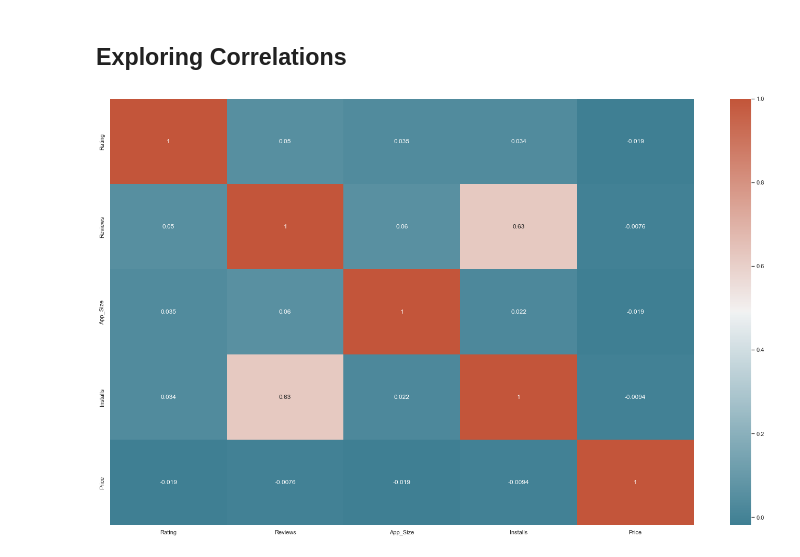
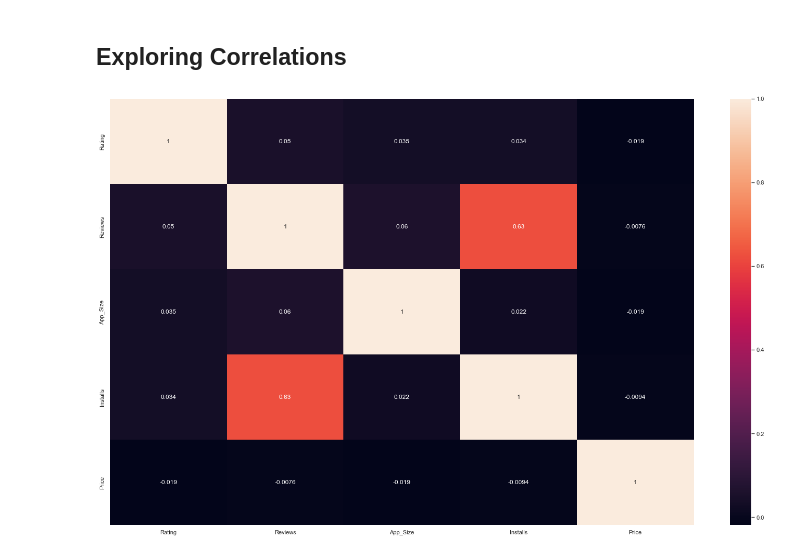
Before and after one commit to AnasMations/Google-Play-Store-Apps, a Jupyter notebook: Google Play Store App Data Analysis.ipynb, the cells around one changed output. Saved outputs shown, nothing was run; the diff lists cells and outputs as text; code cells hidden in the pictures.

```diff
--- a/Google Play Store App Data Analysis.ipynb
+++ b/Google Play Store App Data Analysis.ipynb
@@ -610,6 +633,6 @@ plotly.offline.iplot({'data': data, 'layout': layout})
 ## Exploring Correlations
 # %%
 corrmat = df.corr()
-p =sns.heatmap(corrmat, annot=True, cmap=sns.diverging_palette(220, 20, as_cmap=True))
+p =sns.heatmap(corrmat, annot=True)
 # %% [output]
-[figure, old version]
+[figure, new version]
```
Also changed, not shown: parts of 4 cells of this notebook.
